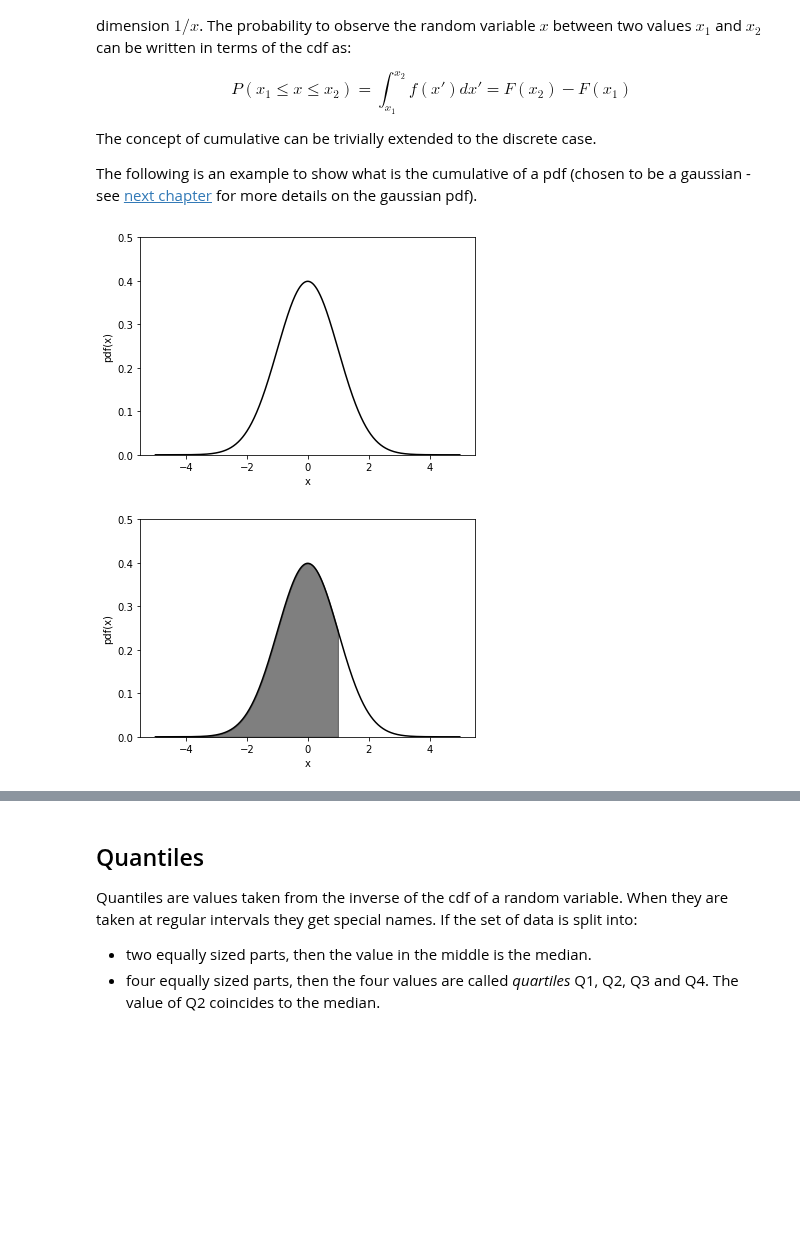
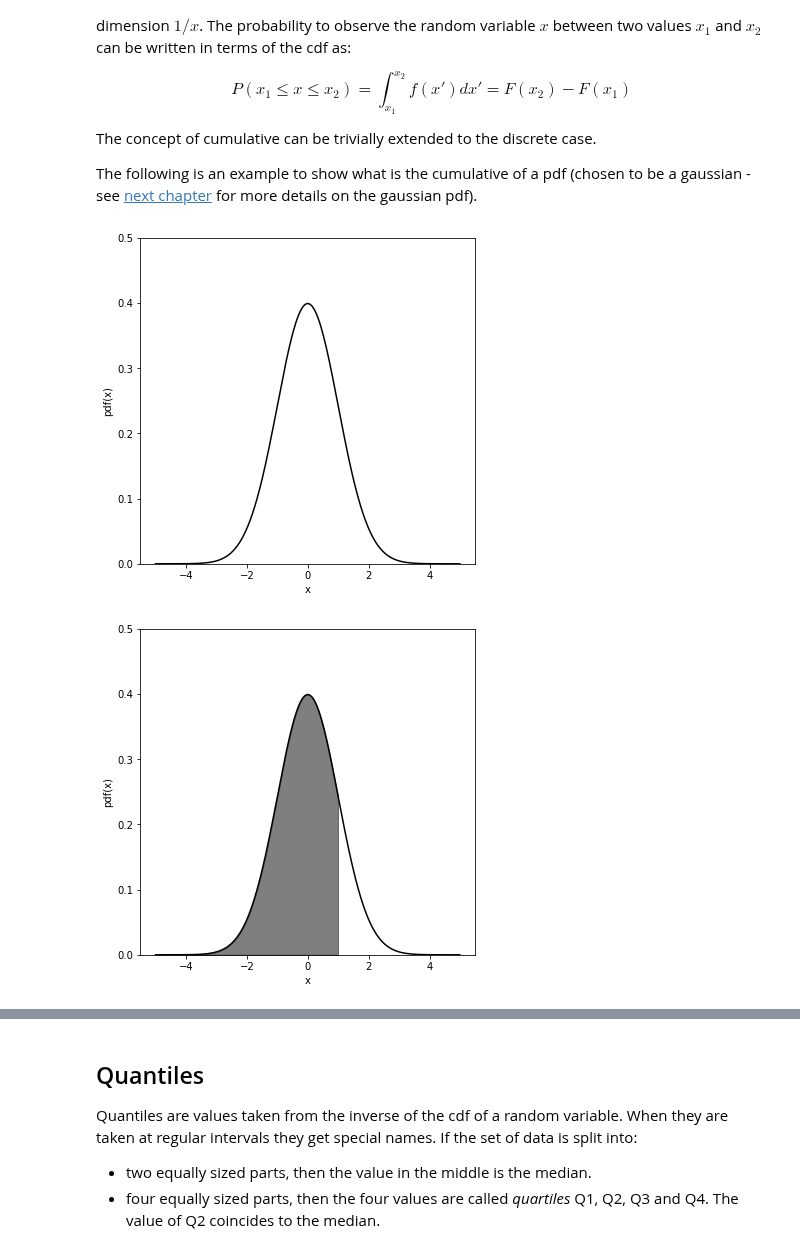
Before and after one commit to mdonega/hep-datanalysis-jb, a Jupyter notebook: book/probability.ipynb, the cells around one changed output, grey strips where cells are left out. Drawn from its saved outputs; the diff is of its cells as text; code cells hidden in the pictures; blank space fills up the shorter version.

```diff
--- a/book/probability.ipynb
+++ b/book/probability.ipynb
@@ -463,21 +463,21 @@ The following is an example to show what is the cumulative of a pdf (chosen to b
 # %%
 # import relevant libraries
 from scipy.stats import norm
 import numpy as np
 import matplotlib.pyplot as plt
 %matplotlib inline
 
-fig, ax = plt.subplots()
+fig, ax = plt.subplots(figsize=[6,6])
 x= np.arange(-5,5,0.01) # range of the x axis
 ax.set_xlabel('x')
 ax.set_ylabel('pdf(x)')
 ax.plot(x, norm.pdf(x),"black") # plot the gaussian pdf (norm.pdf) as a function of x
 ax.set_ylim(0,0.5)
 plt.show()
 # %% [output]
-[figure, old version]
+[figure, new version]
 # %%
-fig, ax = plt.subplots()
+fig, ax = plt.subplots(figsize=[6,6])
 ax.plot(x, norm.pdf(x), 'black')
 ax.set_xlabel('x')
 ax.set_ylabel('pdf(x)')
@@ -486,5 +486,5 @@ ax.set_ylim(0,0.5)
 ax.fill_between(x,norm.pdf(x),alpha=0.5, color='black')
 plt.show()
 # %% [output]
-[figure, old version]
+[figure, new version]
 # %%
```
Also changed, not shown: parts of 10 cells of this notebook, 10 other files.
